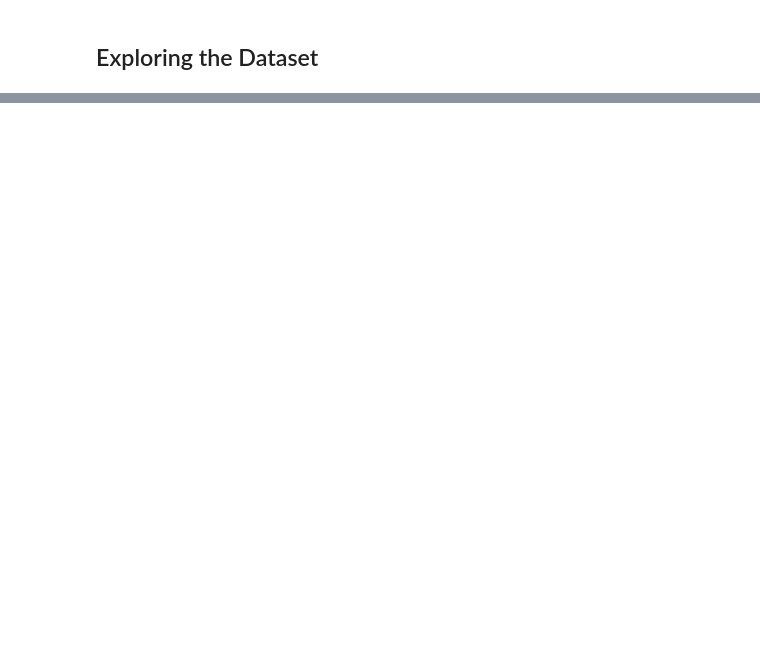
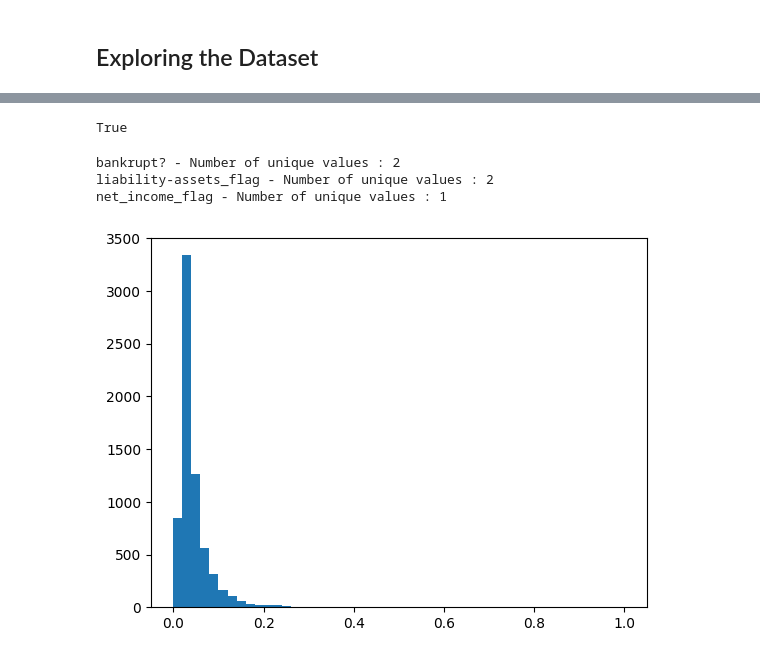
Before and after one commit to suchirmm/predictive_ml_, a Jupyter notebook: company_failure_prediction.ipynb, the cells around one changed output, grey strips where cells are left out. Cells and saved outputs as stored; diff of their text form; code cells hidden in the pictures; blank space fills up the shorter version.

```diff
--- a/company_failure_prediction.ipynb
+++ b/company_failure_prediction.ipynb
@@ -56,0 +102,21 @@ plt.show()
+# %%
+df['liability-assets_flag'].dtype == 'int'
+# %% [output]
+True
+# %%
+# Lets see if the integer columns are actually n
+numerical_cols_int = [col for col in df.columns if df[col].dtype == 'int']
+numerical_cols_float = [col for col in df.columns if df[col].dtype=='float']
+
+for col in numerical_cols_int:
+    print(f'{col} - Number of unique values : {df[col].nunique()}')
+# %% [output]
+bankrupt? - Number of unique values : 2
+liability-assets_flag - Number of unique values : 2
+net_income_flag - Number of unique values : 1
+# %%
+# Right skewed graph
+plt.hist(df[' Equity to Liability'], bins=50)
+plt.show()
+# %% [output]
+[figure, added]
```
Also changed, not shown: parts of 8 cells of this notebook.
